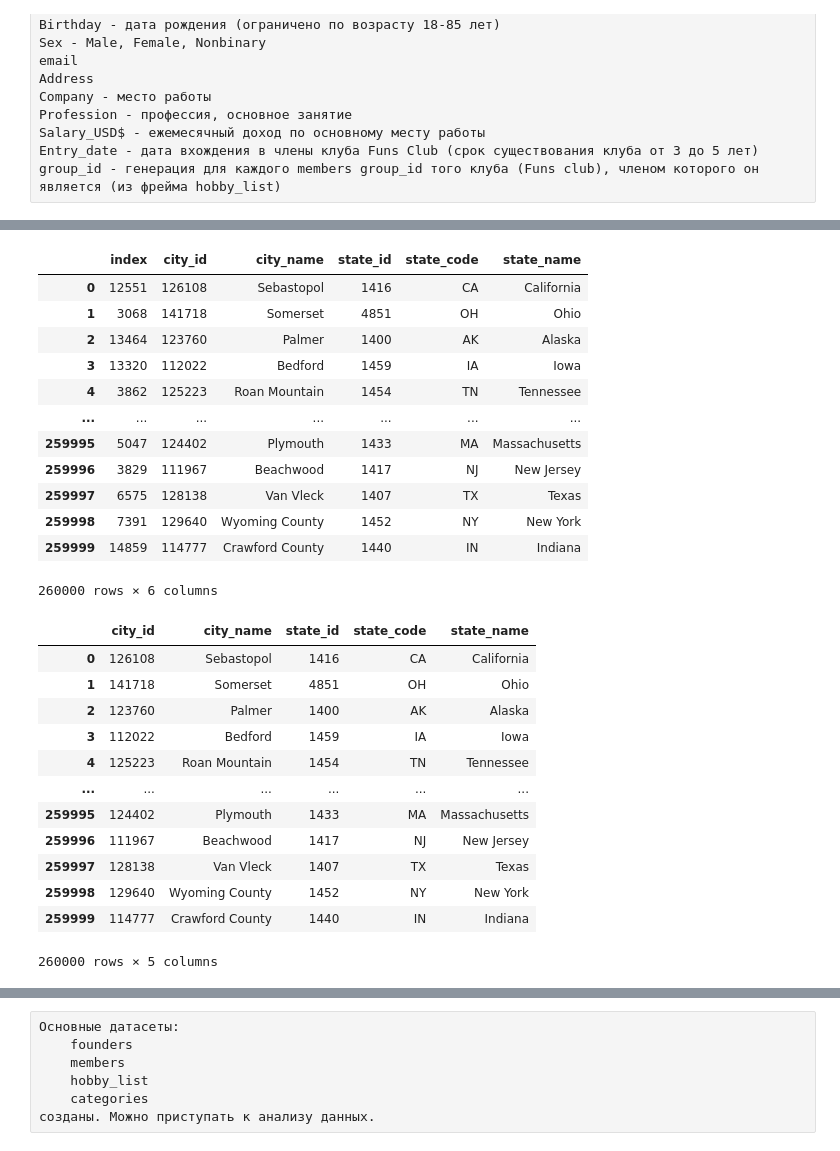
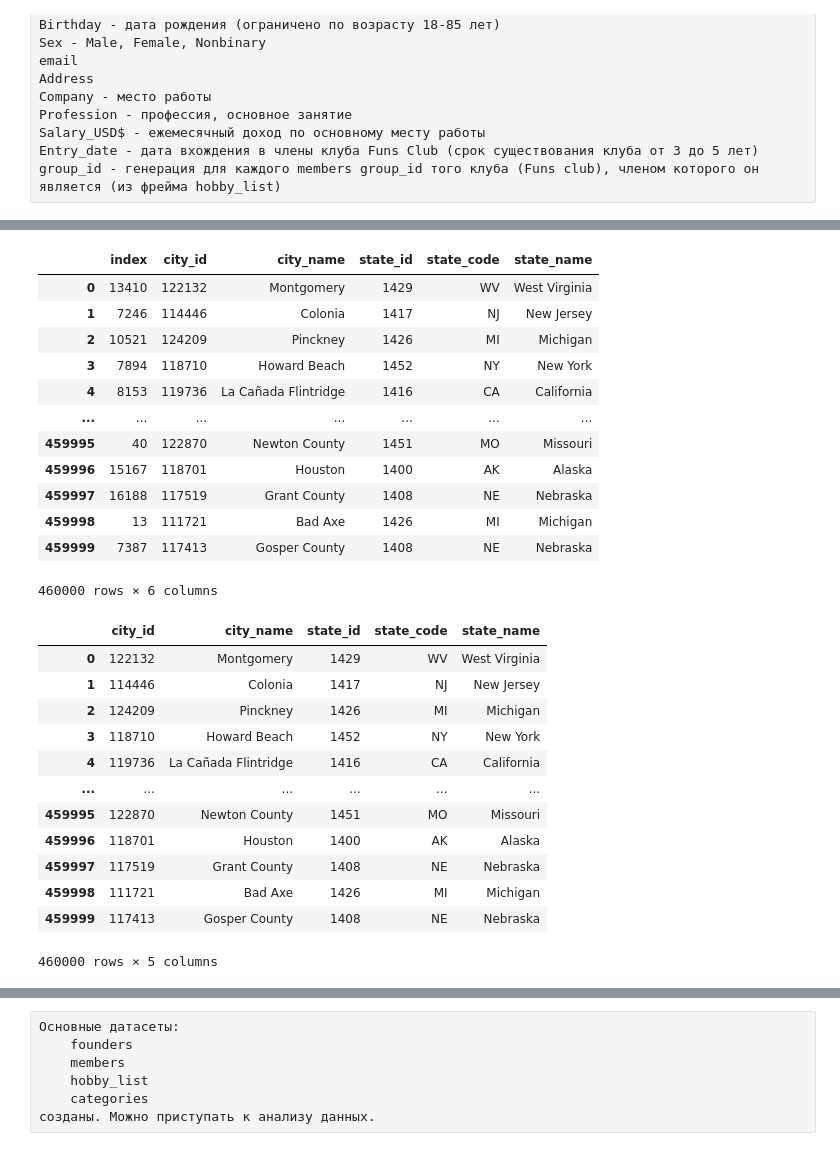
Before and after one commit to azhest/azhest_final_project_ItStep, a Jupyter notebook: main datasets preparation.ipynb, the cells around one changed output, grey strips where cells are left out. Cells and saved outputs as stored; diff of their text form; code cells hidden in the pictures.

```diff
--- a/main datasets preparation.ipynb
+++ b/main datasets preparation.ipynb
@@ -430,36 +439,36 @@ members
 # %%
-# создадим рандомный список городов и штатов для фрейма members
-US_cities1 = US_cities.sample(260000, replace = True).reset_index()
+# создадим рандомный список городов и штатов из списка US_cities
+US_cities1 = US_cities.sample(460000, replace = True).reset_index()
 US_cities1
 # %% [output]
 |  | index | city_id | city_name | state_id | state_code | state_name |
-| 0 | 12551 | 126108 | Sebastopol | 1416 | CA | California |
-| 1 | 3068 | 141718 | Somerset | 4851 | OH | Ohio |
-| 2 | 13464 | 123760 | Palmer | 1400 | AK | Alaska |
-| 3 | 13320 | 112022 | Bedford | 1459 | IA | Iowa |
-| 4 | 3862 | 125223 | Roan Mountain | 1454 | TN | Tennessee |
+| 0 | 13410 | 122132 | Montgomery | 1429 | WV | West Virginia |
+| 1 | 7246 | 114446 | Colonia | 1417 | NJ | New Jersey |
+| 2 | 10521 | 124209 | Pinckney | 1426 | MI | Michigan |
+| 3 | 7894 | 118710 | Howard Beach | 1452 | NY | New York |
+| 4 | 8153 | 119736 | La Cañada Flintridge | 1416 | CA | California |
 | ... | ... | ... | ... | ... | ... | ... |
-| 259995 | 5047 | 124402 | Plymouth | 1433 | MA | Massachusetts |
-| 259996 | 3829 | 111967 | Beachwood | 1417 | NJ | New Jersey |
-| 259997 | 6575 | 128138 | Van Vleck | 1407 | TX | Texas |
-| 259998 | 7391 | 129640 | Wyoming County | 1452 | NY | New York |
-| 259999 | 14859 | 114777 | Crawford County | 1440 | IN | Indiana |
+| 459995 | 40 | 122870 | Newton County | 1451 | MO | Missouri |
+| 459996 | 15167 | 118701 | Houston | 1400 | AK | Alaska |
+| 459997 | 16188 | 117519 | Grant County | 1408 | NE | Nebraska |
+| 459998 | 13 | 111721 | Bad Axe | 1426 | MI | Michigan |
+| 459999 | 7387 | 117413 | Gosper County | 1408 | NE | Nebraska |
-260000 rows × 6 columns
+460000 rows × 6 columns
 # %%
 US_cities1 = US_cities1.drop(columns=['index'])
 US_cities1
 # %% [output]
 |  | city_id | city_name | state_id | state_code | state_name |
-| 0 | 126108 | Sebastopol | 1416 | CA | California |
-| 1 | 141718 | Somerset | 4851 | OH | Ohio |
-| 2 | 123760 | Palmer | 1400 | AK | Alaska |
-| 3 | 112022 | Bedford | 1459 | IA | Iowa |
-| 4 | 125223 | Roan Mountain | 1454 | TN | Tennessee |
+| 0 | 122132 | Montgomery | 1429 | WV | West Virginia |
+| 1 | 114446 | Colonia | 1417 | NJ | New Jersey |
+| 2 | 124209 | Pinckney | 1426 | MI | Michigan |
+| 3 | 118710 | Howard Beach | 1452 | NY | New York |
+| 4 | 119736 | La Cañada Flintridge | 1416 | CA | California |
 | ... | ... | ... | ... | ... | ... |
-| 259995 | 124402 | Plymouth | 1433 | MA | Massachusetts |
-| 259996 | 111967 | Beachwood | 1417 | NJ | New Jersey |
-| 259997 | 128138 | Van Vleck | 1407 | TX | Texas |
-| 259998 | 129640 | Wyoming County | 1452 | NY | New York |
-| 259999 | 114777 | Crawford County | 1440 | IN | Indiana |
+| 459995 | 122870 | Newton County | 1451 | MO | Missouri |
+| 459996 | 118701 | Houston | 1400 | AK | Alaska |
+| 459997 | 117519 | Grant County | 1408 | NE | Nebraska |
+| 459998 | 111721 | Bad Axe | 1426 | MI | Michigan |
+| 459999 | 117413 | Gosper County | 1408 | NE | Nebraska |
-260000 rows × 5 columns
+460000 rows × 5 columns
 # %%
```
Also changed, not shown: parts of 26 cells of this notebook, 7 other files.
